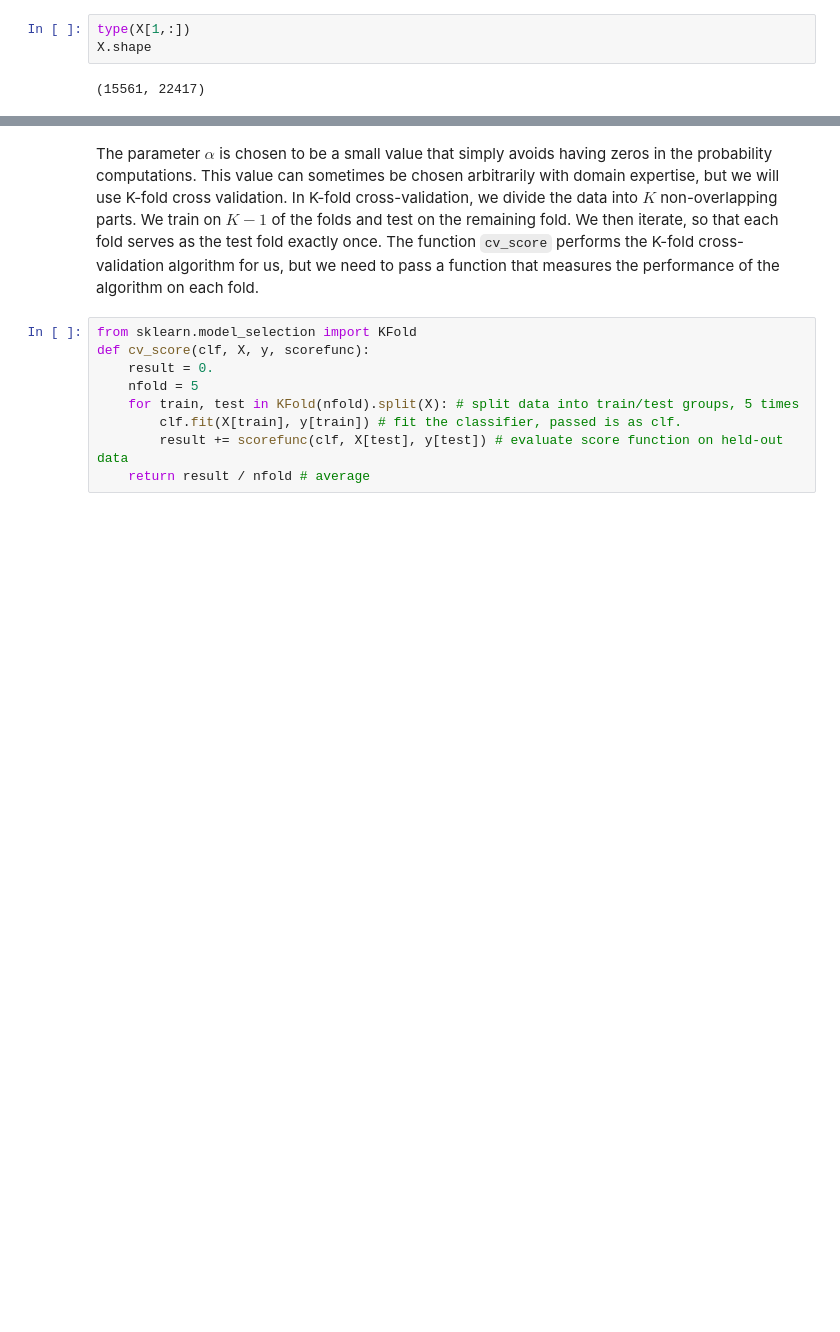
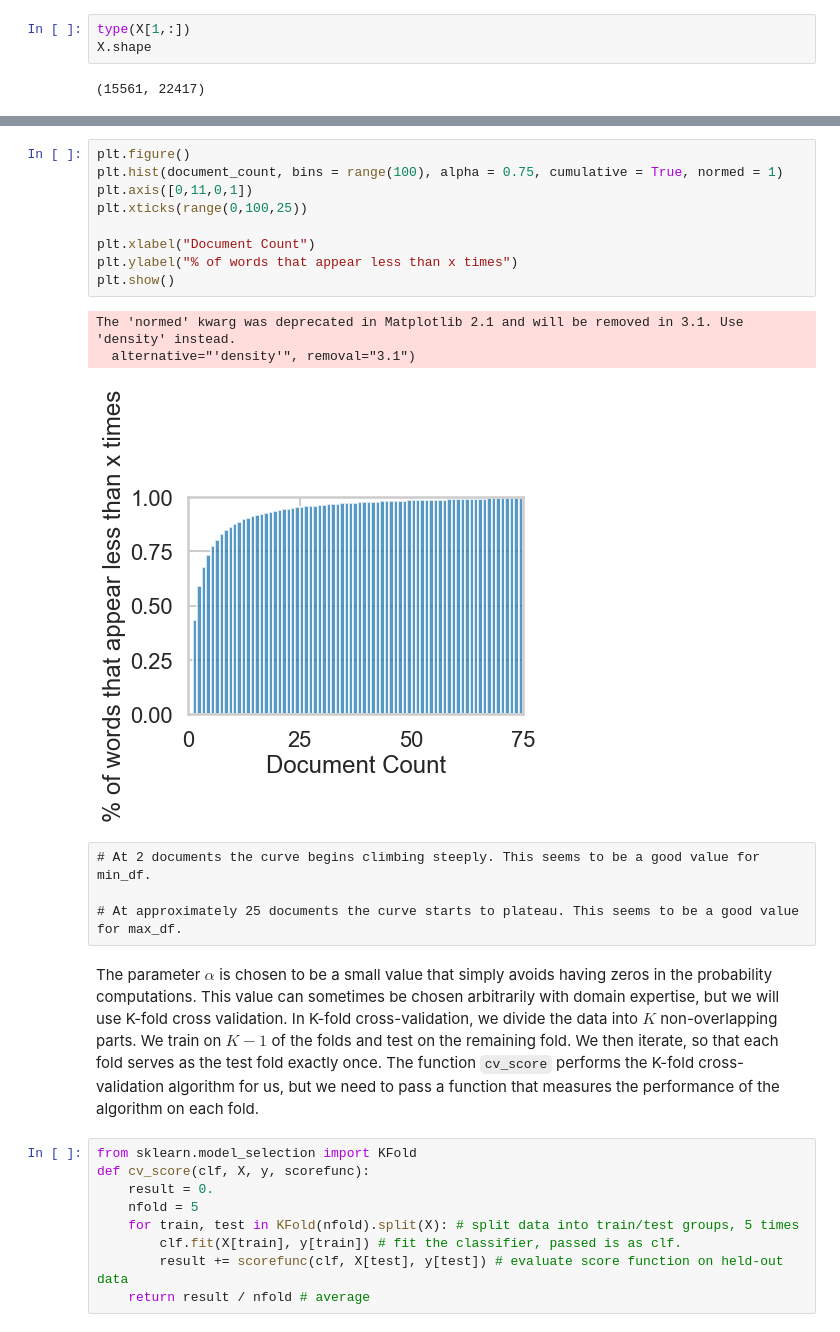
Before and after one commit to yi1982/Springboard, a Jupyter notebook: ml/Mini_Project_Naive_Bayes.ipynb, the cells around one changed output, grey strips where cells are left out. Saved outputs shown, nothing was run; the diff lists cells and outputs as text; blank space fills up the shorter version.

```diff
--- a/ml/Mini_Project_Naive_Bayes.ipynb
+++ b/ml/Mini_Project_Naive_Bayes.ipynb
@@ -364,3 +332,20 @@ plt.hist(Xsum1[Xsum1<26],bins=26,cumulative = True, density = True)
+# %%
+plt.figure()
+plt.hist(document_count, bins = range(100), alpha = 0.75, cumulative = True, normed = 1)
+plt.axis([0,11,0,1])
+plt.xticks(range(0,100,25))
+
+plt.xlabel("Document Count")
+plt.ylabel("% of words that appear less than x times")
+plt.show()
+# %% [output]
+The 'normed' kwarg was deprecated in Matplotlib 2.1 and will be removed in 3.1. Use 'density' instead.
+  alternative="'density'", removal="3.1")
+[figure, added]
+# %% [raw]
+# At 2 documents the curve begins climbing steeply. This seems to be a good value for min_df.
+
+# At approximately 25 documents the curve starts to plateau. This seems to be a good value for max_df.
 # %% [markdown]
 The parameter $\alpha$ is chosen to be a small value that simply avoids having zeros in the probability computations. This value can sometimes be chosen arbitrarily with domain expertise, but we will use K-fold cross validation. In K-fold cross-validation, we divide the data into $K$ non-overlapping parts. We train on $K-1$ of the folds and test on the remaining fold. We then iterate, so that each fold serves as the test fold exactly once. The function `cv_score` performs the K-fold cross-validation algorithm for us, but we need to pass a function that measures the performance of the algorithm on each fold.
 # %%
```
Also changed, not shown: parts of 17 cells of this notebook.
